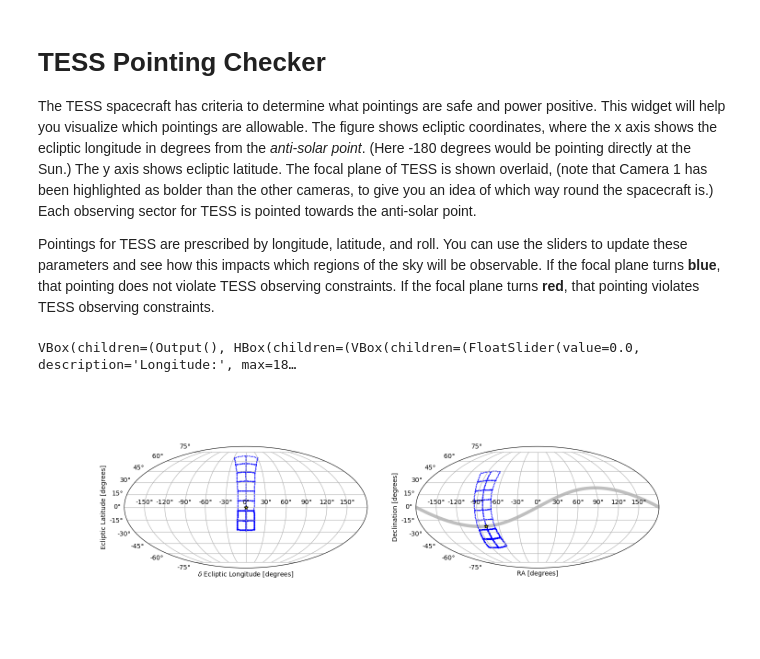
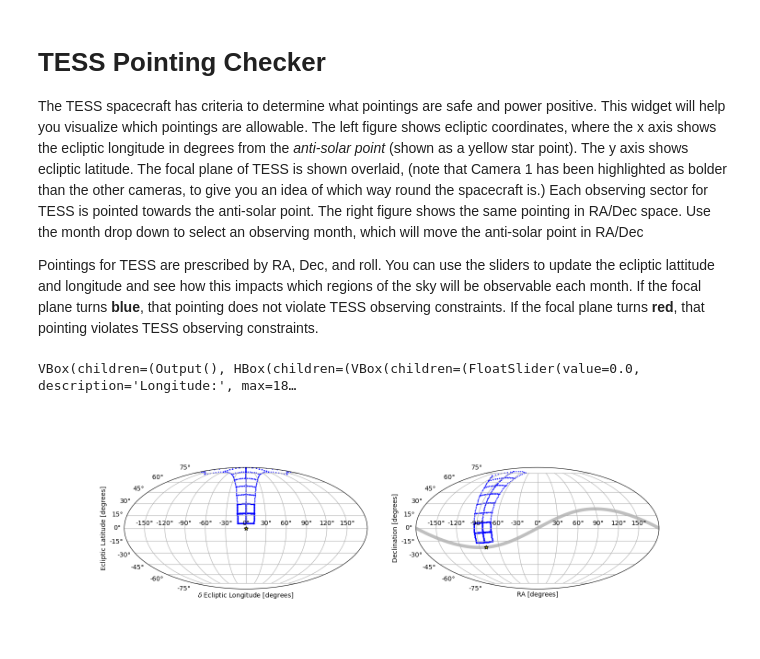
Before and after one commit to christinahedges/tess-pointing-checker-heroku, a Jupyter notebook: notebooks/widget.ipynb, the cells around one changed output. Saved outputs shown, nothing was run; the diff lists cells and outputs as text; code cells hidden in the pictures.

Commit message:
update widget text

```diff
--- a/notebooks/widget.ipynb
+++ b/notebooks/widget.ipynb
@@ -25,9 +25,9 @@ r = pickle.load(open('allowable_pointings_grid.p', 'rb'))
 # %% [markdown]
 # TESS Pointing Checker
 
-The TESS spacecraft has criteria to determine what pointings are safe and power positive. This widget will help you visualize which pointings are allowable. The figure shows ecliptic coordinates, where the x axis shows the ecliptic longitude in degrees from the *anti-solar point*. (Here -180 degrees would be pointing directly at the Sun.) The y axis shows ecliptic latitude. The focal plane of TESS is shown overlaid, (note that Camera 1 has been highlighted as bolder than the other cameras, to give you an idea of which way round the spacecraft is.) Each observing sector for TESS is pointed towards the anti-solar point.
+The TESS spacecraft has criteria to determine what pointings are safe and power positive. This widget will help you visualize which pointings are allowable. The left figure shows ecliptic coordinates, where the x axis shows the ecliptic longitude in degrees from the *anti-solar point* (shown as a yellow star point). The y axis shows ecliptic latitude. The focal plane of TESS is shown overlaid, (note that Camera 1 has been highlighted as bolder than the other cameras, to give you an idea of which way round the spacecraft is.) Each observing sector for TESS is pointed towards the anti-solar point. The right figure shows the same pointing in RA/Dec space. Use the month drop down to select an observing month, which will move the anti-solar point in RA/Dec
 
-Pointings for TESS are prescribed by longitude, latitude, and roll. You can use the sliders to update these parameters and see how this impacts which regions of the sky will be observable. If the focal plane turns **blue**, that pointing does not violate TESS observing constraints. If the focal plane turns **red**, that pointing violates TESS observing constraints.
+Pointings for TESS are prescribed by RA, Dec, and roll. You can use the sliders to update the ecliptic lattitude and longitude and see how this impacts which regions of the sky will be observable each month. If the focal plane turns **blue**, that pointing does not violate TESS observing constraints. If the focal plane turns **red**, that pointing violates TESS observing constraints.
 # %%
 # Generate initial data
 x = np.linspace(0, 10, 100)
@@ -70,7 +70,7 @@ month_dropdown = widgets.Dropdown(
 )
 
 
-def plot(dlong=0, decl=20, roll=0):
+def plot(dlong=0, decl=54, roll=0):
     ax.clear()  # Clear the previous plot
     ax.grid(True)
     ax.set(
@@ -111,7 +111,7 @@ def plot(dlong=0, decl=20, roll=0):
 plot()
 # Create a slider
 slider1 = widgets.FloatSlider(value=0, min=-180, max=180, step=2, description='Longitude:')
-slider2 = widgets.FloatSlider(value=20, min=-90, max=90, step=2, description='Latitude:')
+slider2 = widgets.FloatSlider(value=54, min=-90, max=90, step=2, description='Latitude:')
 slider3 = widgets.FloatSlider(value=0, min=-180, max=180, step=5, description='Roll:')
 
 
@@ -120,32 +120,32 @@ def update_plot(change):
     plot(slider1.value, slider2.value, slider3.value)
 
 # Link the sliders to the update function
 slider1.observe(update_plot, names='value')
 slider2.observe(update_plot, names='value')
 slider3.observe(update_plot, names='value')
 month_dropdown.observe(update_plot, names='value')
 
 # Reset function
 def reset_parameters(b):
     slider1.value = 0
-    slider2.value = 20
+    slider2.value = 54
     slider3.value = 0
 
 
 # Create an Output widget to hold the figure
 output = Output()
 
 # Create a reset button
 reset_button = widgets.Button(description='Reset')
 reset_button.on_click(reset_parameters)
 
 # with output:
 #     display(fig)
 
 
 # Arrange the plot and slider in a layout
 ui = VBox([output, HBox([VBox([slider1, slider2, slider3, reset_button]), VBox([month_dropdown])]), output_log])
 display(ui)
 # %% [output]
 VBox(children=(Output(), HBox(children=(VBox(children=(FloatSlider(value=0.0, description='Longitude:', max=18…
-[figure, old version]
+[figure, new version]
```
